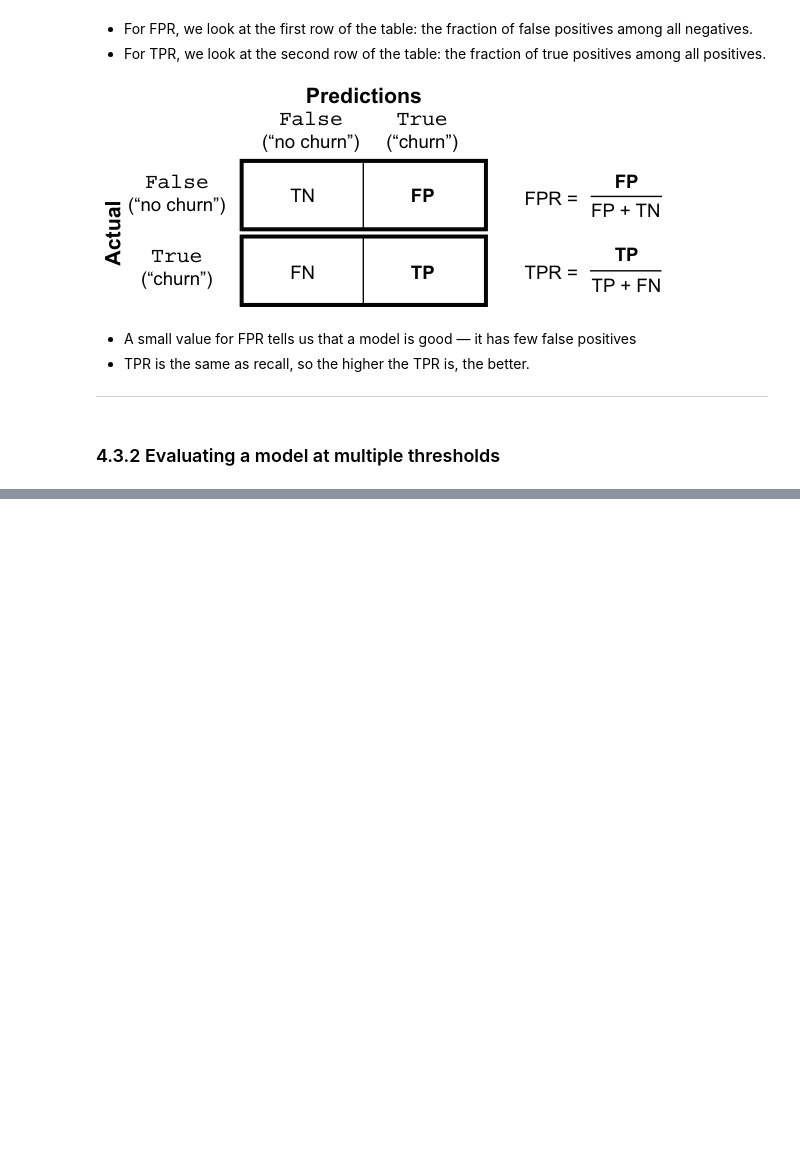
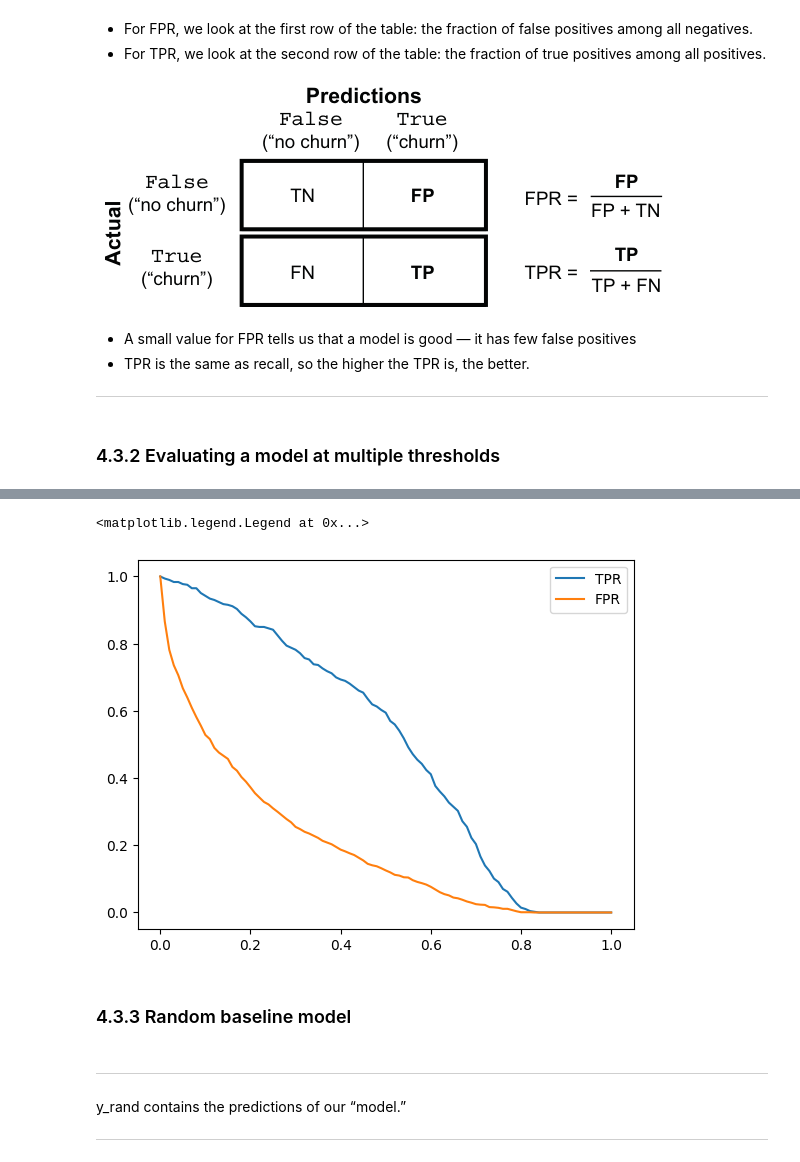
Before and after one commit to Raimundoivy/ClientChurnPrediction, a Jupyter notebook: churn_prediction.ipynb, the cells around one changed output, grey strips where cells are left out. Saved outputs shown, nothing was run; the diff lists cells and outputs as text; code cells hidden in the pictures; blank space fills up the shorter version.

```diff
--- a/churn_prediction.ipynb
+++ b/churn_prediction.ipynb
@@ -954,3 +960,8 @@ for t in thresholds:
     fn = ((y_pred < t) & (y_val == 1)).sum()
     tn = ((y_pred < t) & (y_val == 0)).sum()
     scores.append((t, tp, fp, fn, tn))
+# %%
+df_scores = pd.DataFrame(scores)
+df_scores.columns = ['threshold', 'tp', 'fp', 'fn', 'tn']
+
+df_scores[::10]
@@ -956,0 +981,5 @@ for t in thresholds:
+# %%
+df_scores['tpr'] = df_scores.tp / (df_scores.tp + df_scores.fn)
+df_scores['fpr'] = df_scores.fp / (df_scores.fp + df_scores.tn)
+
+df_scores[::10]
@@ -956,0 +1005,14 @@ for t in thresholds:
+# %%
+plt.plot(df_scores.threshold, df_scores.tpr, label='TPR')
+plt.plot(df_scores.threshold, df_scores.fpr, label='FPR')
+plt.legend()
+# %% [output]
+<matplotlib.legend.Legend at 0x...>
+[figure, added]
+# %% [markdown]
+### 4.3.3 Random baseline model
+# %% [markdown]
+---
+y_rand contains the predictions of our “model.”
+
+---
```
Also changed, not shown: parts of 57 cells of this notebook, 6 other files.
